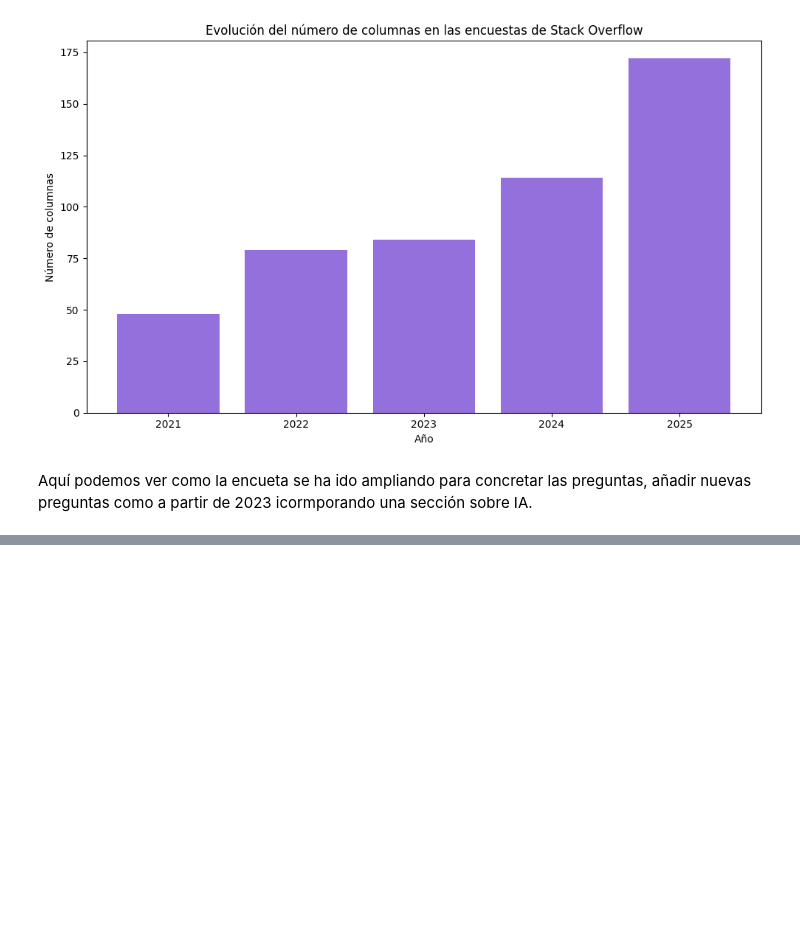
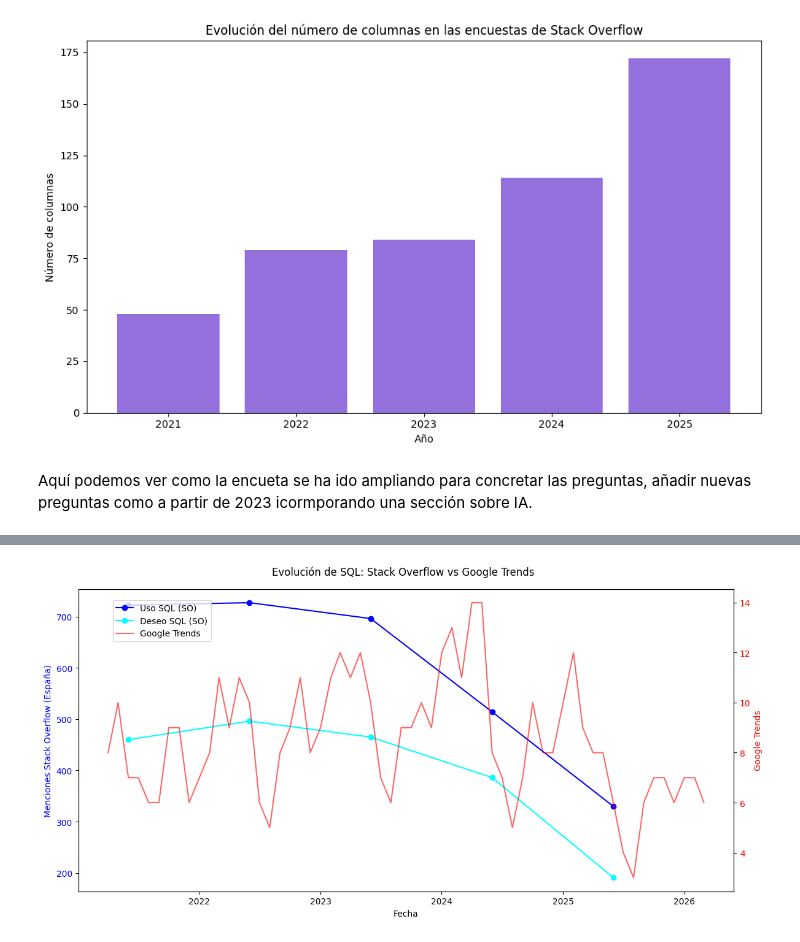
Before and after one commit to jlalonsoredon/EDA-programacion-tendencias, a Jupyter notebook: analisis-Stack-Overflow.ipynb, the cells around one changed output, grey strips where cells are left out. Drawn from its saved outputs; the diff is of its cells as text; code cells hidden in the pictures; blank space fills up the shorter version.

```diff
--- a/analisis-Stack-Overflow.ipynb
+++ b/analisis-Stack-Overflow.ipynb
@@ -498,0 +563,4 @@ Por otro lado, lenguajes como Rust o Go pueden aparecer más alto en la lista de
+# %%
+plot_language_trends('SQL', df_master, df_trends, years)
+# %% [output]
+[figure, added]
```
Also changed, not shown: parts of 12 cells of this notebook.
